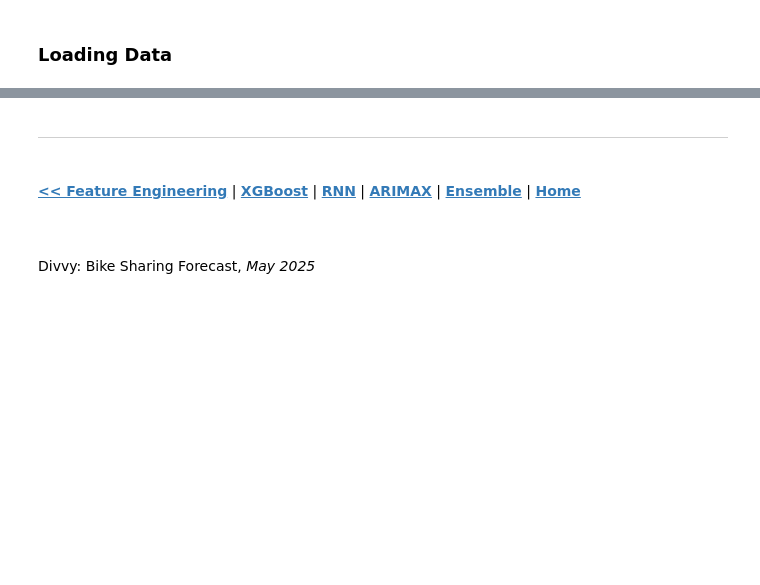
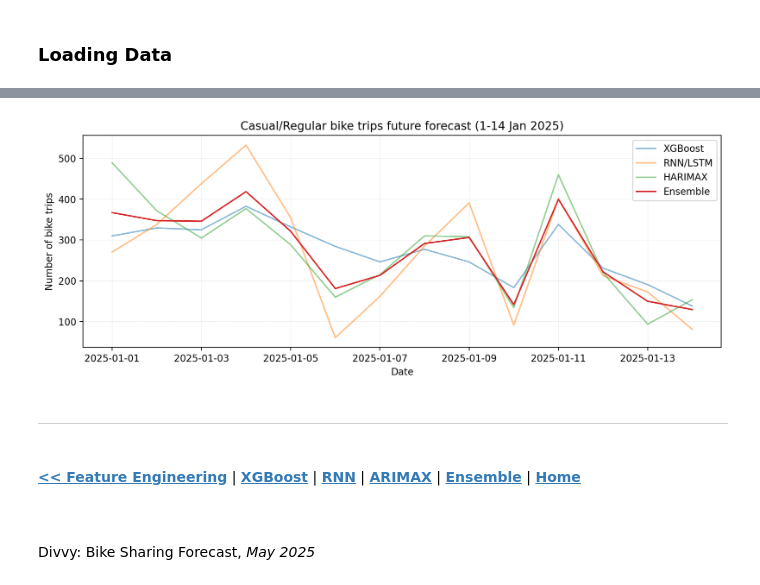
Before and after one commit to daluchkin/divvy_bike_sharing_forecast, a Jupyter notebook: 01_notebooks/06_Divvy_forecasting.ipynb, the cells around one changed output, grey strips where cells are left out. Cells and saved outputs as stored; diff of their text form; code cells hidden in the pictures; blank space fills up the shorter version.

Commit message:
Added future forecast

```diff
--- a/01_notebooks/06_Divvy_forecasting.ipynb
+++ b/01_notebooks/06_Divvy_forecasting.ipynb
@@ -100,0 +452,2 @@ ensemble_dump = load_dump("../03_models/04_ensemble/ensemble_models_dump.pkl")
+# %%
+rnn_casual_regular_pred = iterative_forecast_rnn(rnn_models_dump, h_data, "casual_regular_bike", horizon=horizon_forecast, verbose=0)
@@ -100,0 +553,3 @@ ensemble_dump = load_dump("../03_models/04_ensemble/ensemble_models_dump.pkl")
+# %%
+harimax_casual_regular_pred = iterative_forecast_harimax(harimax_models_dump, h_data, "casual_regular_bike",
+                                                         horizon=horizon_forecast)
@@ -100,0 +591,11 @@ ensemble_dump = load_dump("../03_models/04_ensemble/ensemble_models_dump.pkl")
+# %%
+# Casual/Regular
+cr_weights = ensemble_dump["ensemble"]["casual_regular_bike"]["weights"]
+# %%
+forecast_start = h_data.index.max() + pd.Timedelta(days=1)
+forecast_end = h_data.index.max() + pd.Timedelta(days=horizon_forecast)
+df = pd.DataFrame({"xgb": xgb_casual_regular_pred, "rnn": rnn_casual_regular_pred, "harimax": harimax_casual_regular_pred},
+                 index=pd.date_range(forecast_start, forecast_end, freq="D"))
+df["ensemble"] = np.dot(cr_weights, df.values.T)
+
+df
@@ -101,3 +618,15 @@ ensemble_dump = load_dump("../03_models/04_ensemble/ensemble_models_dump.pkl")
+# %%
+plt.plot(df["xgb"], label="XGBoost", alpha=0.5)
+plt.plot(df["rnn"], label="RNN/LSTM", alpha=0.5)
+plt.plot(df["harimax"], label="HARIMAX", alpha=0.5)
+plt.plot(df["ensemble"], label="Ensemble")
+plt.title("Casual/Regular bike trips future forecast (1-14 Jan 2025)")
+plt.ylabel("Number of bike trips")
+plt.xlabel("Date")
+plt.legend()
+plt.show()
+# %% [output]
+[figure, added]
 # %% [markdown]
 
 ---
```
Also changed, not shown: parts of 20 cells of this notebook.
